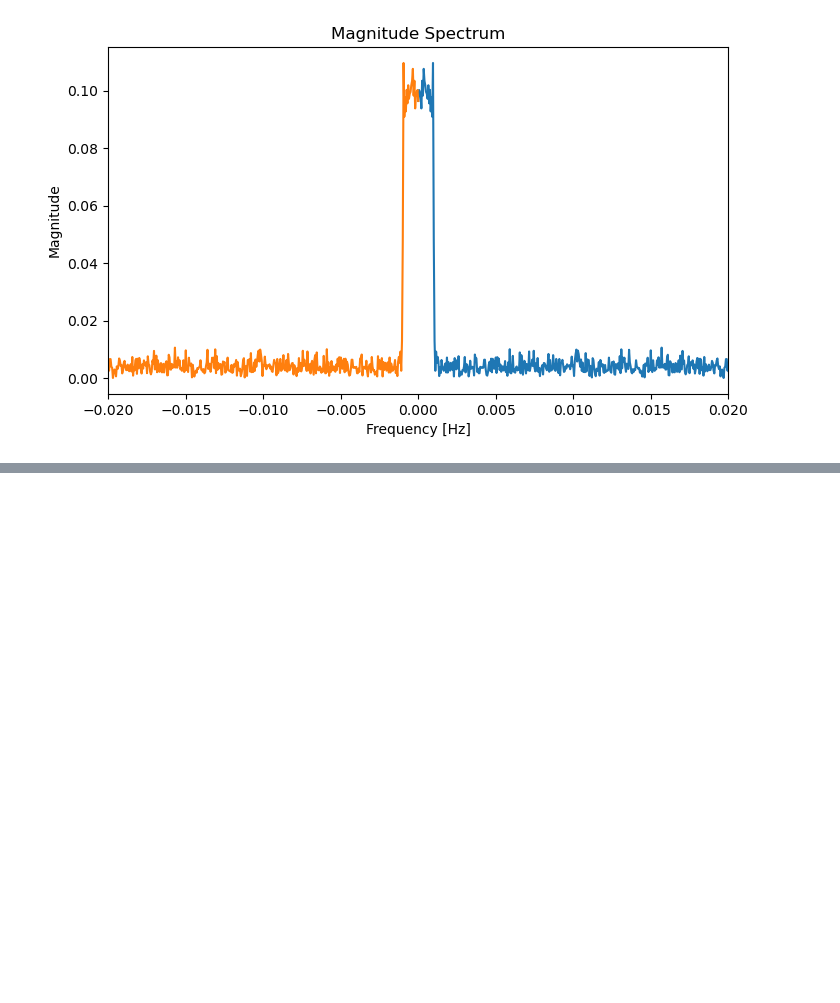
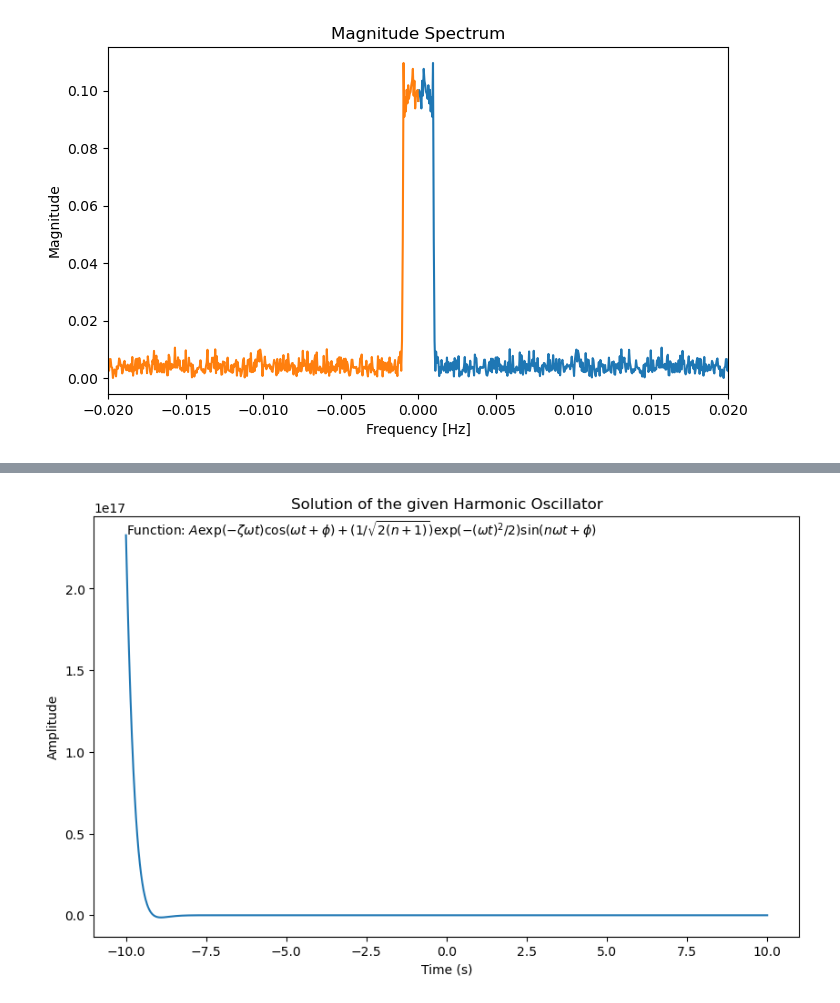
Before and after one commit to Chocolirz/IB-SciComp, a Jupyter notebook: Experimental_Methods_Problem_1.ipynb, the cells around one changed output, grey strips where cells are left out. Drawn from its saved outputs; the diff is of its cells as text; code cells hidden in the pictures; blank space fills up the shorter version.

Commit message:
uploaded work for Session 2

```diff
--- a/Experimental_Methods_Problem_1.ipynb
+++ b/Experimental_Methods_Problem_1.ipynb
@@ -51,0 +54,90 @@ plt.show()
+# %%
+# Session_2.py
+# Ruize Li, rl737, Jesus College Cambridge
+
+# This is a Python code for a Harmonic Oscillator Solver.
+
+# This program can not only solve classical harmonic oscillation,
+# but also damped and even quantum harmonic oscillator.
+
+# imorting necessary libraries
+import numpy as np
+import matplotlib.pyplot as plt
+
+# Define the function to solve the harmonic oscillator equation
+def harmonic_oscillator(A, w, phi, zeta, t, n):
+    # The seond-order differential equation for the harmonic oscillator is:
+    # y'' + 2*zeta*w*y' + w^2*y = 0
+    # where y is the amplitude of the oscillator, w is the angular frequency,
+    # zeta is the damping factor, and phi is the initial phase.
+    # The driving force can be added by adding a term F*sin(w*t + phi) to the equation.
+    # The quantum number n can be added by adding a term (1/sqrt(2*n+1))*sin(n*w*t + phi) to the equation.
+
+    y = []
+    # Here are all possible combinations of the input parameters:
+    # Normal
+    if zeta == 0 and n == 0:
+        y = A*np.cos(w*t + phi)
+        Function = f"$A\cos(\omega t + \phi)$"
+    # Damped
+    elif zeta!= 0 and n == 0:
+        y = A*np.exp(-zeta*w*t)*np.cos(w*t + phi)
+        Function = f"$A\exp(-\zeta\omega t) \cos(\omega t + \phi)$"
+    # Quantum
+    elif zeta == 0 and n!= 0:
+        y = A*np.cos(w*t + phi) + (1/np.sqrt(2*n+1))*np.sin(n*w*t + phi)
+        Function = f"$A\cos(\omega t + \phi) + (1/\sqrt{{2(n+1)}}) \sin(n \omega t + \phi)$"
+    # Quantum and damped
+    elif zeta!= 0 and n!= 0:
+        y = A*np.exp(-zeta*w*t)*np.cos(w*t + phi) + (1/np.sqrt(2*n+1))*np.exp(-(w*t)**2/2)*np.sin(n*w*t + phi)
+        Function = f"$A \exp(-\zeta \omega t) \cos(\omega t + \phi) + (1/\sqrt{{2(n+1)}}) \exp(-(\omega t)^2/2) \sin(n \omega t + \phi)$"
+    else:
+        print('Invalid input. Please check the input parameters.')
+        quit()
+    return y, t, A, Function
+
+# Define the function that can ask for parameters
+def ask_parameters():
+    parameters = []
+    names = ['Amplitude', 'Angular Frequency', 'Initial Phase', 'Damping Factor', 'Quantum Number', 'Start Time', 'End Time']
+    # Ask the user for the amplitude, angular frequency, initial phase, and damping factor
+    for i in range(len(names)):
+        parameters.append(float(input(f"Enter the value of parameter {names[i]}: ")))
+    A, w, phi, zeta, n, t_start, t_end = parameters
+    t = np.linspace(t_start, t_end, int(abs(t_start-t_end))*1000+1)
+    # Return the parameters
+    return A, w, phi, zeta, t, n
+
+# Define the function that can ask the user if they want to plot the solution
+def ask_plot_harmonic_oscillator(y, t, A,Function):
+    # Ask the user if they want to plot the solution
+    plot_solution = input('Do you want to plot the solution? (y/n): ')
+
+    # If the user wants to plot the solution, ask for time range and plot the solution
+    if plot_solution == 'y':
+        # Plot the solution
+        plt.figure(figsize=(10, 6))
+        plt.plot(t, y)
+        plt.xlabel('Time (s)')
+        plt.ylabel('Amplitude')
+        plt.title('Solution of the given Harmonic Oscillator')
+        plt.text(t[0], np.max(y), "Function: "+Function)
+        plt.show()
+    elif plot_solution == 'n':
+        print('The solution is: '+Function)
+        print('The solution will not be plotted.')
+    else:
+        print('The solution is: '+Function)
+        print('Invalid input. The solution will not be plotted.')
+
+# Start the program
+A, w, phi, zeta, t, n = ask_parameters()
+
+y, t, A, Function = harmonic_oscillator(A, w, phi, zeta, t, n)
+
+ask_plot_harmonic_oscillator(y, t, A, Function)
+
+# End of the program.
+print('The program has ended. Thanks for using it.')
+# %% [output]
+[figure, added]
```
Also changed, not shown: parts of 2 cells of this notebook.
